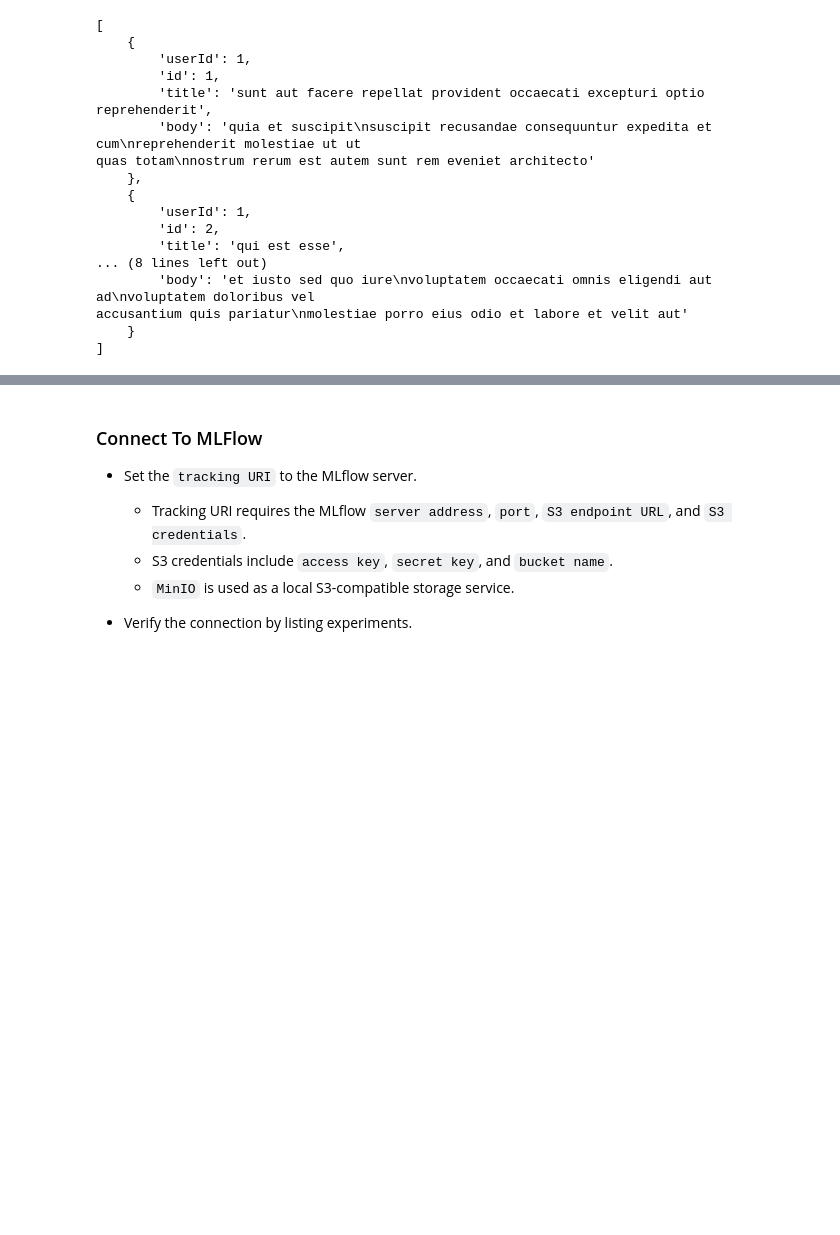
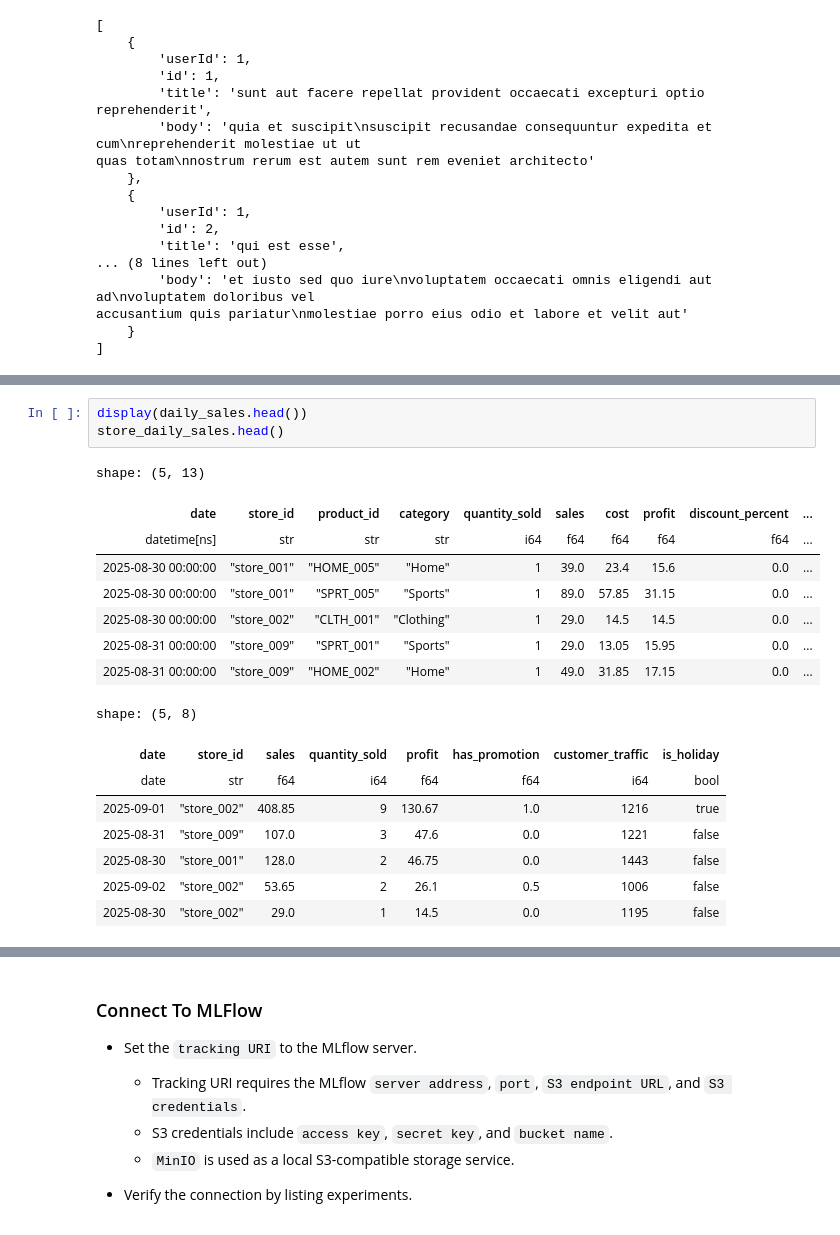
Before and after one commit to chineidu/End-to-end-Sale-Forecasting, a Jupyter notebook: notebooks/01-lab.ipynb, the cells around one changed output, grey strips where cells are left out. Cells and saved outputs as stored; diff of their text form; blank space fills up the shorter version.

```diff
--- a/notebooks/01-lab.ipynb
+++ b/notebooks/01-lab.ipynb
@@ -244,0 +363,20 @@ from src.config import app_settings
+# %%
+display(daily_sales.head())
+store_daily_sales.head()
+# %% [output]
+shape: (5, 13)
+| date | store_id | product_id | category | quantity_sold | sales | cost | profit | discount_percent | ... |
+| datetime[ns] | str | str | str | i64 | f64 | f64 | f64 | f64 | ... |
+| 2025-08-30 00:00:00 | "store_001" | "HOME_005" | "Home" | 1 | 39.0 | 23.4 | 15.6 | 0.0 | ... |
+| 2025-08-30 00:00:00 | "store_001" | "SPRT_005" | "Sports" | 1 | 89.0 | 57.85 | 31.15 | 0.0 | ... |
+| 2025-08-30 00:00:00 | "store_002" | "CLTH_001" | "Clothing" | 1 | 29.0 | 14.5 | 14.5 | 0.0 | ... |
+| 2025-08-31 00:00:00 | "store_009" | "SPRT_001" | "Sports" | 1 | 29.0 | 13.05 | 15.95 | 0.0 | ... |
+| 2025-08-31 00:00:00 | "store_009" | "HOME_002" | "Home" | 1 | 49.0 | 31.85 | 17.15 | 0.0 | ... |
+shape: (5, 8)
+| date | store_id | sales | quantity_sold | profit | has_promotion | customer_traffic | is_holiday |
+| date | str | f64 | i64 | f64 | f64 | i64 | bool |
+| 2025-09-01 | "store_002" | 408.85 | 9 | 130.67 | 1.0 | 1216 | true |
+| 2025-08-31 | "store_009" | 107.0 | 3 | 47.6 | 0.0 | 1221 | false |
+| 2025-08-30 | "store_001" | 128.0 | 2 | 46.75 | 0.0 | 1443 | false |
+| 2025-09-02 | "store_002" | 53.65 | 2 | 26.1 | 0.5 | 1006 | false |
+| 2025-08-30 | "store_002" | 29.0 | 1 | 14.5 | 0.0 | 1195 | false |
```
Also changed, not shown: parts of 21 cells of this notebook, 26 other files.
